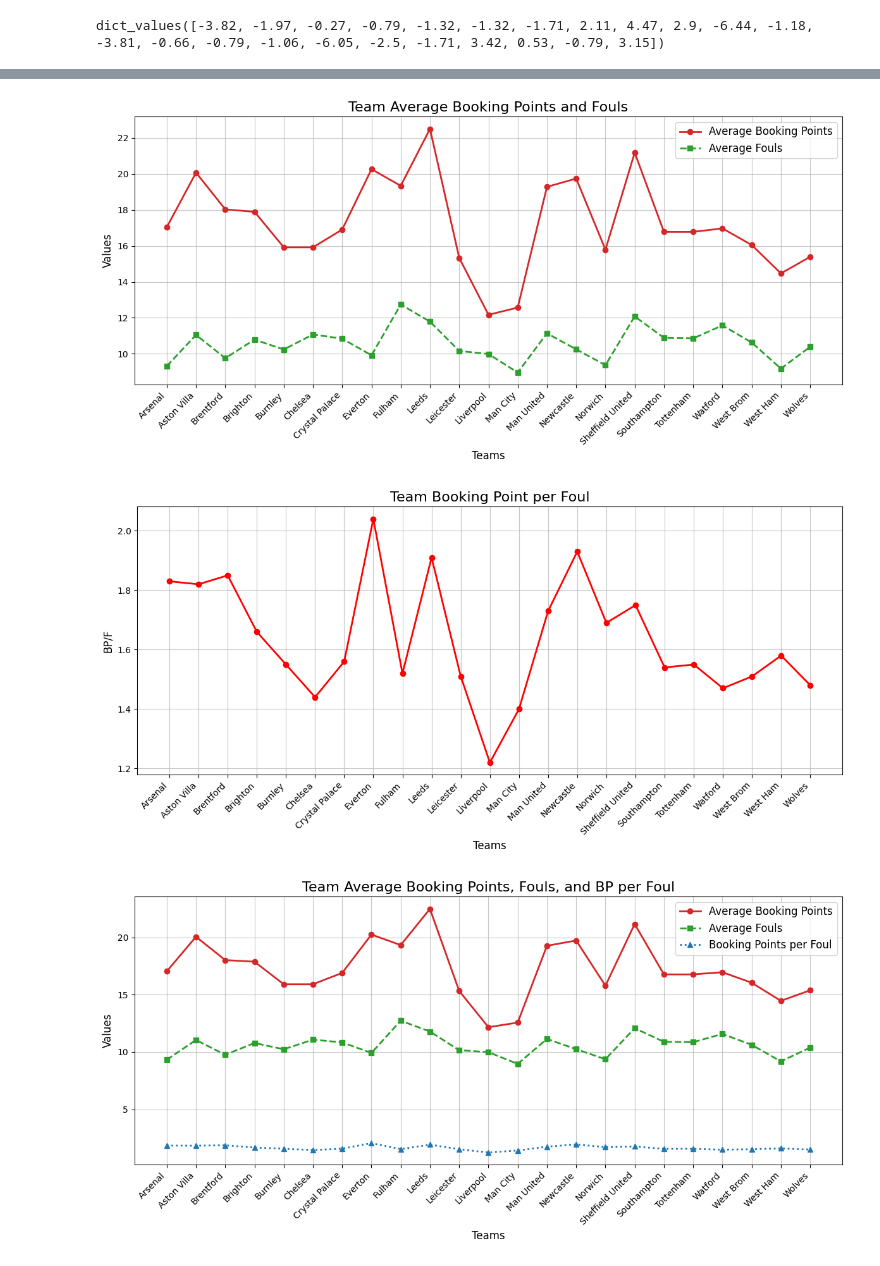
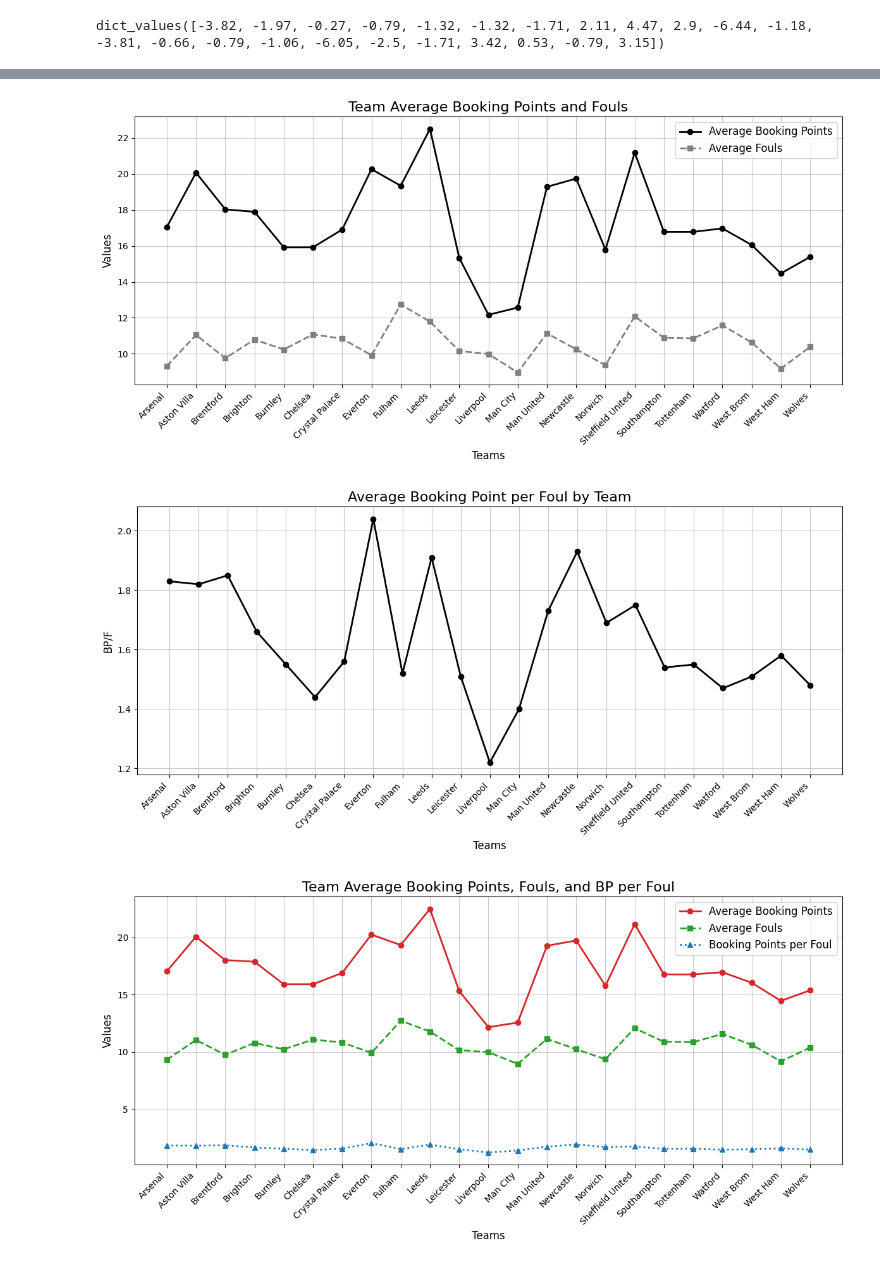
Before and after one commit to HendersonAR/EPL-Refs, a Jupyter notebook: epl_ref_graphs.ipynb, the cells around one changed output, grey strips where cells are left out. Cells and saved outputs as stored; diff of their text form; code cells hidden in the pictures.

```diff
--- a/epl_ref_graphs.ipynb
+++ b/epl_ref_graphs.ipynb
@@ -216,42 +216,41 @@ plt.show()
 # %%
-# Plotting the lines
 plt.figure(figsize=(12, 6))
-plt.plot(x, average_bp, marker="o", linestyle="-", color="#D62728", linewidth=2, label="Average Booking Points")
-plt.plot(x, average_fls, marker="s", linestyle="--", color="#2CA02C", linewidth=2, label="Average Fouls")
+plt.plot(x, average_bp, marker="o", linestyle="-", color="black", linewidth=2, label="Average Booking Points")
+plt.plot(x, average_fls, marker="s", linestyle="--", color="gray", linewidth=2, label="Average Fouls")
 
-# Adding title and labels
+
 plt.title("Team Average Booking Points and Fouls", fontsize=16)
 plt.xlabel("Teams", fontsize=12)
 plt.ylabel("Values", fontsize=12)
 
-# Rotate x-axis labels for clarity
+
 plt.xticks(rotation=45, ha='right')
 
-# Add a grid for better readability
+
 plt.grid(alpha=0.7)
 
-# Add a legend to differentiate lines
+
 plt.legend(fontsize=12)
 
-# Adjust layout for spacing
+
 plt.tight_layout()
 
-# Show the plot
+
 plt.show()
 # %% [output]
-[figure, old version]
+[figure, new version]
 # %%
 bp_per_foul = result = [round(a / b, 2) for a, b in zip(average_bp, average_fls)]
 # %%
 plt.figure(figsize=(12, 6))
-plt.plot(x, bp_per_foul, marker="o", linestyle="-", color="red", linewidth=2)
-plt.title("Team Booking Point per Foul", fontsize=16)
+plt.plot(x, bp_per_foul, marker="o", linestyle="-", color="black", linewidth=2)
+plt.title("Average Booking Point per Foul by Team", fontsize=16)
 plt.xlabel("Teams", fontsize=12)
 plt.ylabel("BP/F", fontsize=12)
 plt.xticks(rotation=45, ha='right')
 plt.grid(alpha=0.7)
 plt.tight_layout()
 plt.show()
 # %% [output]
-[figure, old version]
+[figure, new version]
 # %%
```
Also changed, not shown: parts of 8 cells of this notebook, 10 other files.
